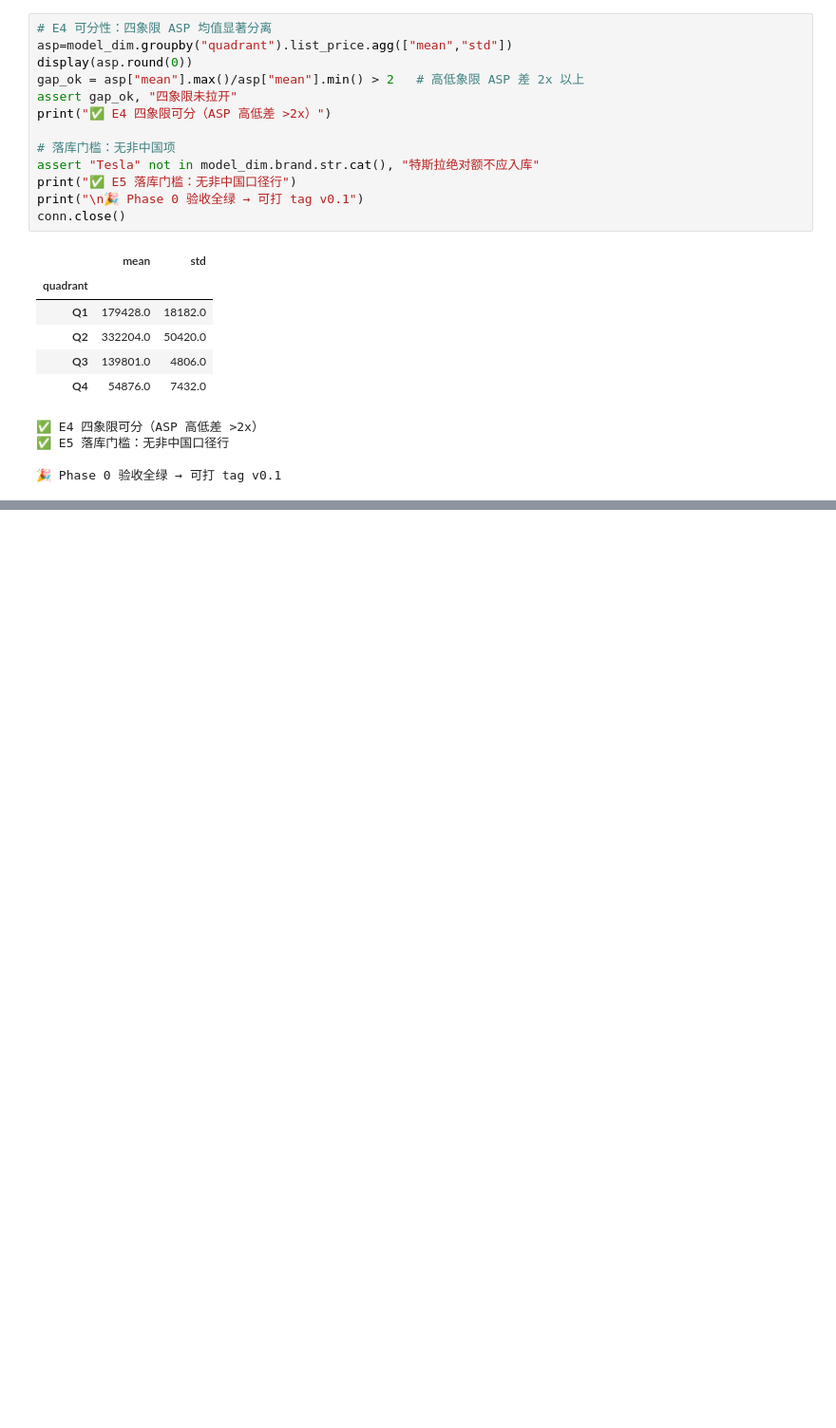
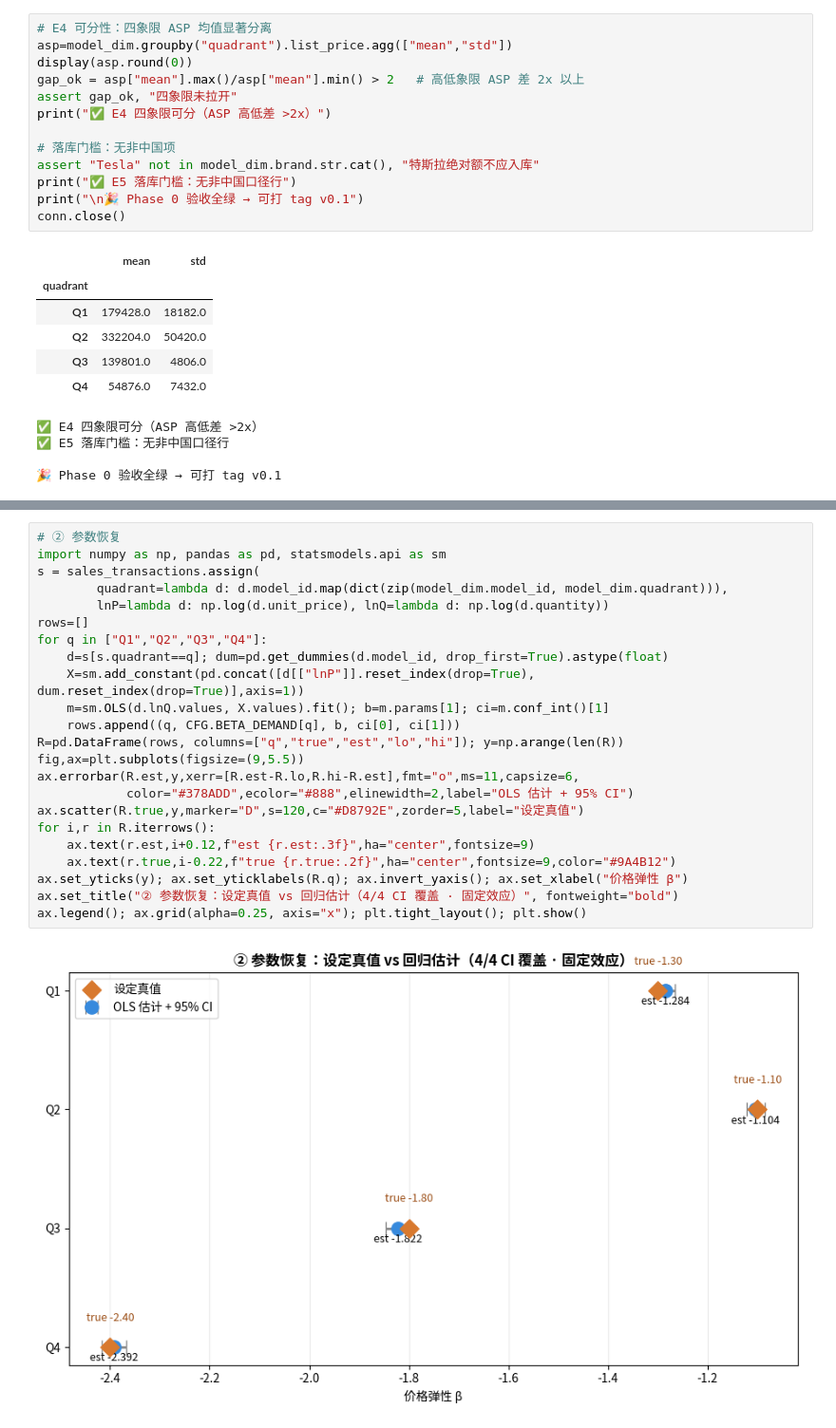
Before and after one commit to nevejd620/Chinese-Regional-NEV-Marketing-Sandbox-simulator, a Jupyter notebook: NEV_Phase0.ipynb, the cells around one changed output, grey strips where cells are left out. Shown at 95% size. Drawn from its saved outputs; the diff is of its cells as text; blank space fills up the shorter version.

```diff
--- a/NEV_Phase0.ipynb
+++ b/NEV_Phase0.ipynb
@@ -353,0 +396,25 @@ conn.close()
+# %%
+# ② 参数恢复
+import numpy as np, pandas as pd, statsmodels.api as sm
+s = sales_transactions.assign(
+        quadrant=lambda d: d.model_id.map(dict(zip(model_dim.model_id, model_dim.quadrant))),
+        lnP=lambda d: np.log(d.unit_price), lnQ=lambda d: np.log(d.quantity))
+rows=[]
+for q in ["Q1","Q2","Q3","Q4"]:
+    d=s[s.quadrant==q]; dum=pd.get_dummies(d.model_id, drop_first=True).astype(float)
+    X=sm.add_constant(pd.concat([d[["lnP"]].reset_index(drop=True), dum.reset_index(drop=True)],axis=1))
+    m=sm.OLS(d.lnQ.values, X.values).fit(); b=m.params[1]; ci=m.conf_int()[1]
+    rows.append((q, CFG.BETA_DEMAND[q], b, ci[0], ci[1]))
+R=pd.DataFrame(rows, columns=["q","true","est","lo","hi"]); y=np.arange(len(R))
+fig,ax=plt.subplots(figsize=(9,5.5))
+ax.errorbar(R.est,y,xerr=[R.est-R.lo,R.hi-R.est],fmt="o",ms=11,capsize=6,
+            color="#378ADD",ecolor="#888",elinewidth=2,label="OLS 估计 + 95% CI")
+ax.scatter(R.true,y,marker="D",s=120,c="#D8792E",zorder=5,label="设定真值")
+for i,r in R.iterrows():
+    ax.text(r.est,i+0.12,f"est {r.est:.3f}",ha="center",fontsize=9)
+    ax.text(r.true,i-0.22,f"true {r.true:.2f}",ha="center",fontsize=9,color="#9A4B12")
+ax.set_yticks(y); ax.set_yticklabels(R.q); ax.invert_yaxis(); ax.set_xlabel("价格弹性 β")
+ax.set_title("② 参数恢复：设定真值 vs 回归估计（4/4 CI 覆盖 · 固定效应）", fontweight="bold")
+ax.legend(); ax.grid(alpha=0.25, axis="x"); plt.tight_layout(); plt.show()
+# %% [output]
+[figure, added]
```
Also changed, not shown: parts of 4 cells of this notebook, 3 other files.
